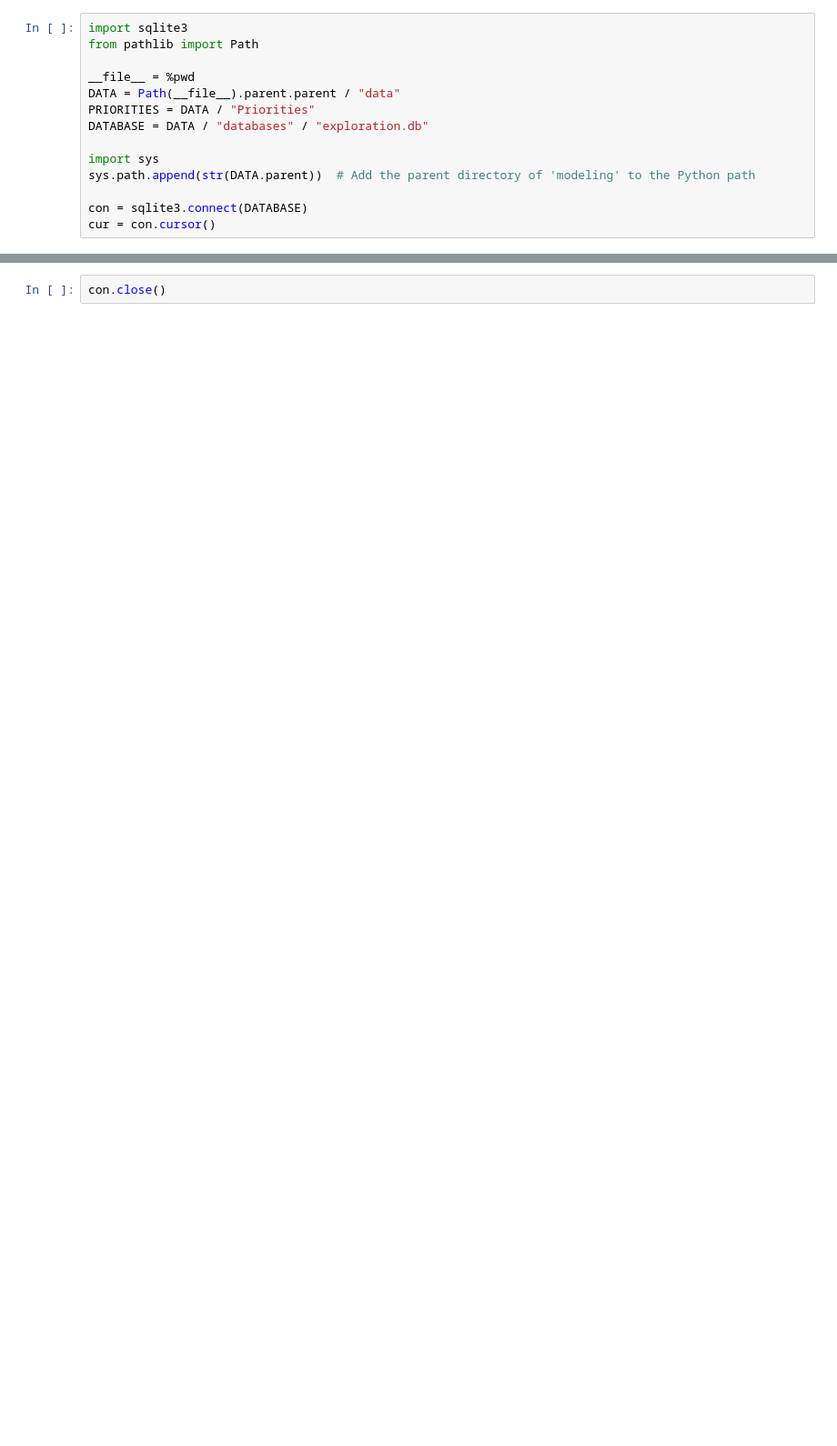
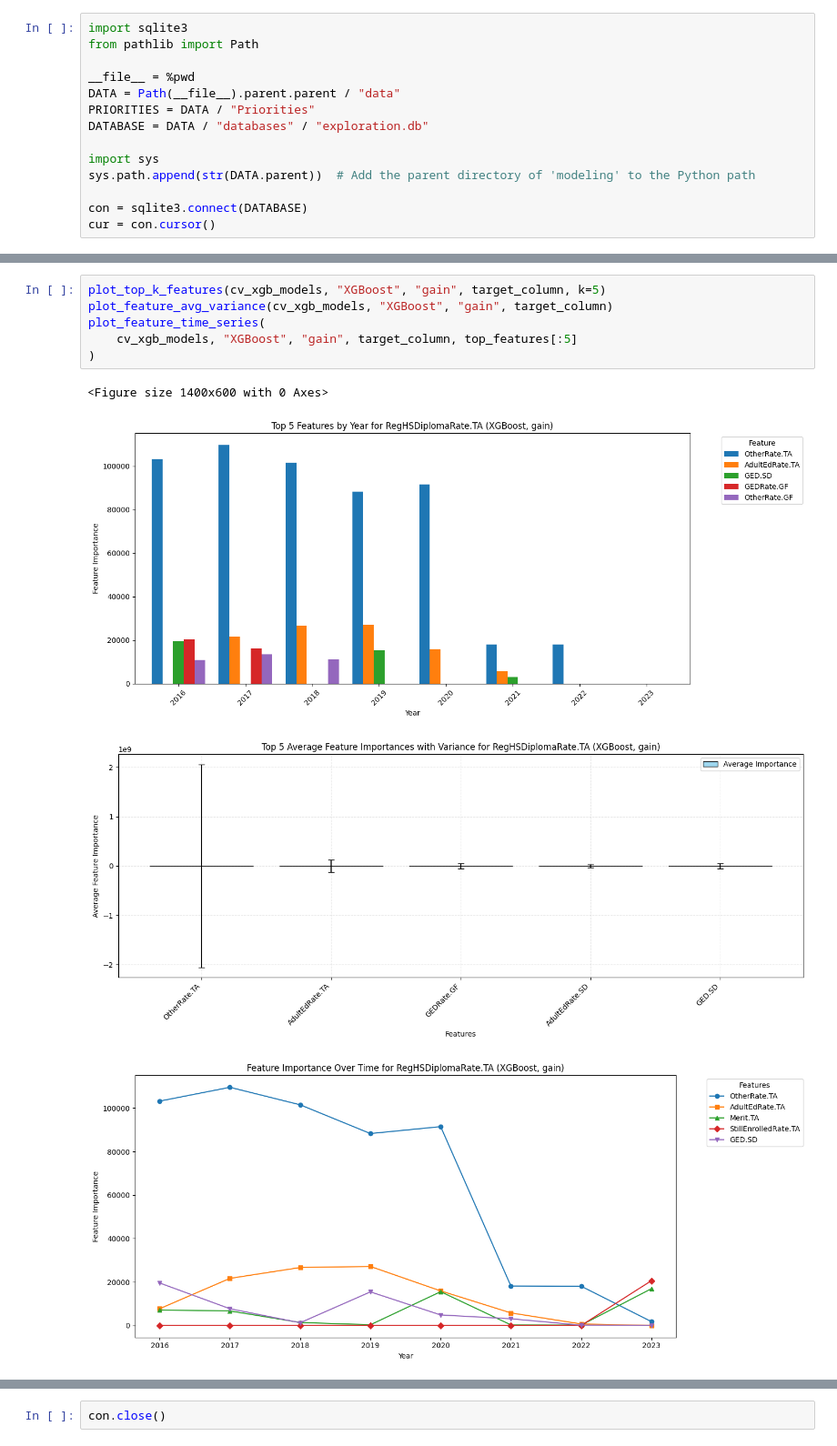
Before and after one commit to PENTASHIFT/DS-Capstone-Project, a Jupyter notebook: modeling/ACGR/ACGR_Longitudinal.ipynb, the cells around one changed output, grey strips where cells are left out. Shown at 91% size. Saved outputs shown, nothing was run; the diff lists cells and outputs as text; blank space fills up the shorter version.

```diff
--- a/modeling/ACGR/ACGR_Longitudinal.ipynb
+++ b/modeling/ACGR/ACGR_Longitudinal.ipynb
@@ -162,0 +82,11 @@ def plot_feature_time_series(
+# %%
+plot_top_k_features(cv_xgb_models, "XGBoost", "gain", target_column, k=5)
+plot_feature_avg_variance(cv_xgb_models, "XGBoost", "gain", target_column)
+plot_feature_time_series(
+    cv_xgb_models, "XGBoost", "gain", target_column, top_features[:5]
+)
+# %% [output]
+<Figure size 1400x600 with 0 Axes>
+[figure, added]
+[figure, added]
+[figure, added]
```
Also changed, not shown: parts of 30 cells of this notebook, 4 other files.
